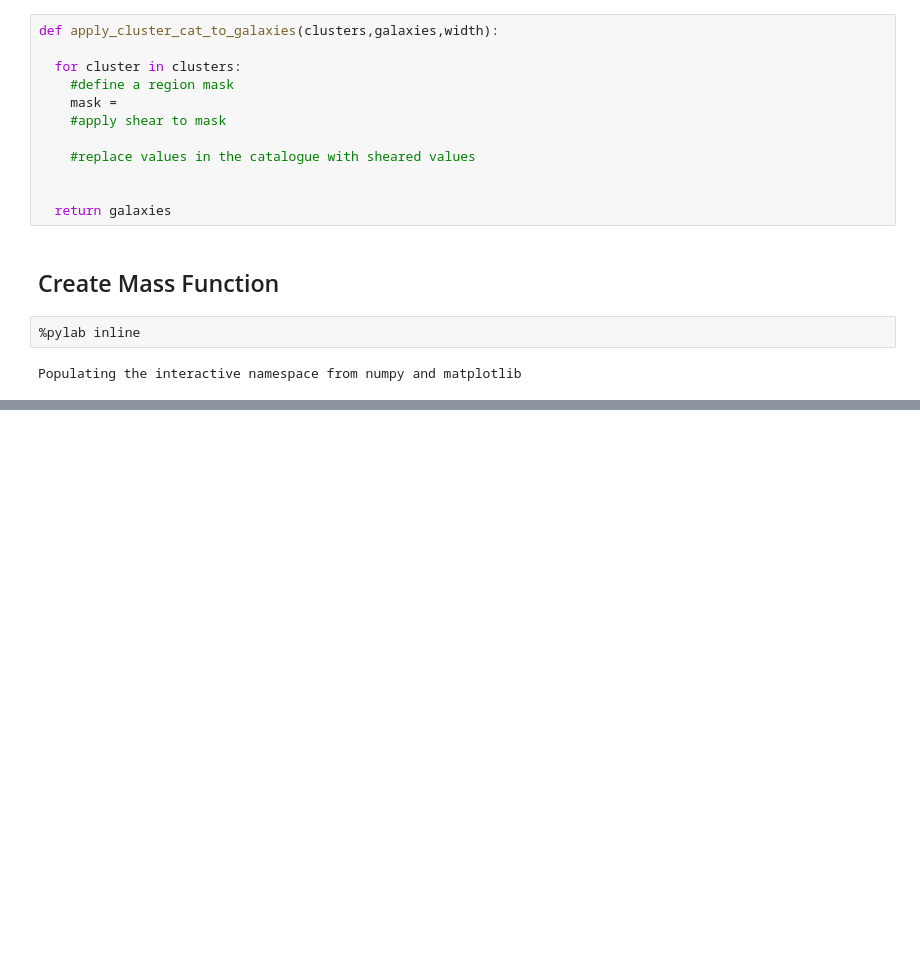
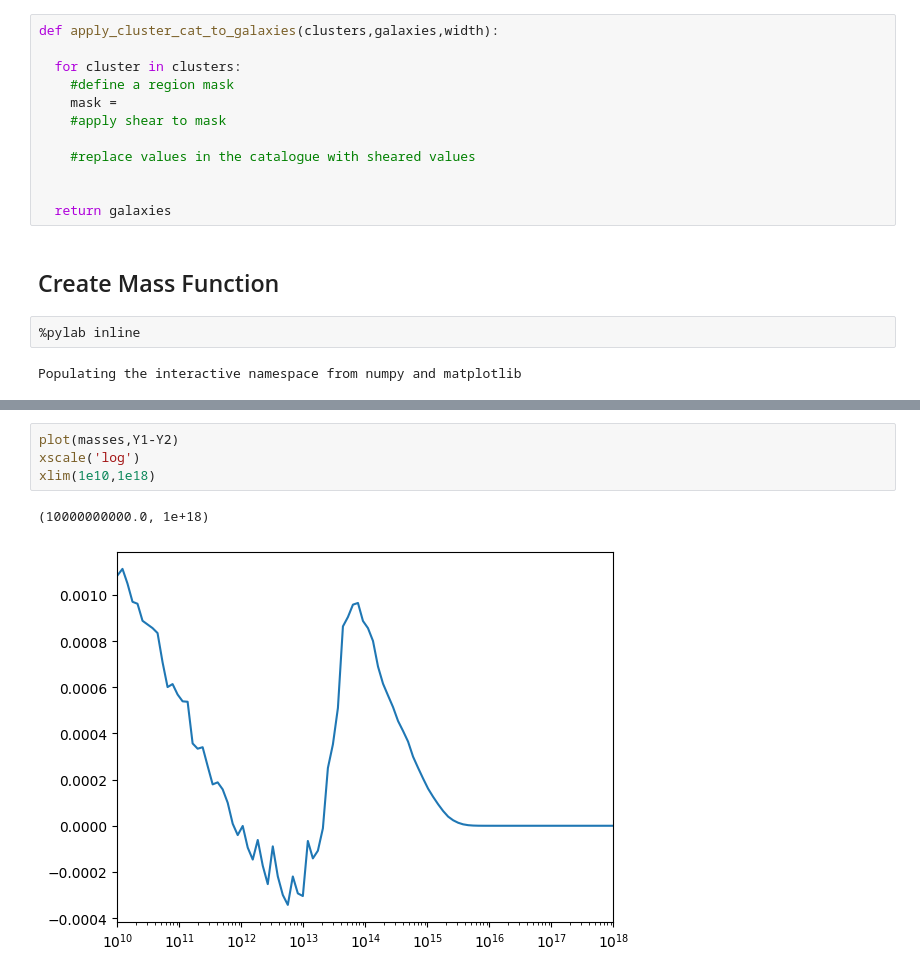
Before and after one commit to andrevitorelli/xlensing, a Jupyter notebook: notebooks/Xlensing_Sims.ipynb, the cells around one changed output, grey strips where cells are left out. Drawn from its saved outputs; the diff is of its cells as text; blank space fills up the shorter version.

```diff
--- a/notebooks/Xlensing_Sims.ipynb
+++ b/notebooks/Xlensing_Sims.ipynb
@@ -521,0 +464,7 @@ yscale('log')
+# %%
+plot(masses,Y1-Y2)
+xscale('log')
+xlim(1e10,1e18)
+# %% [output]
+(10000000000.0, 1e+18)
+[figure, added]
```
Also changed, not shown: parts of 26 cells of this notebook, 3 other files.
